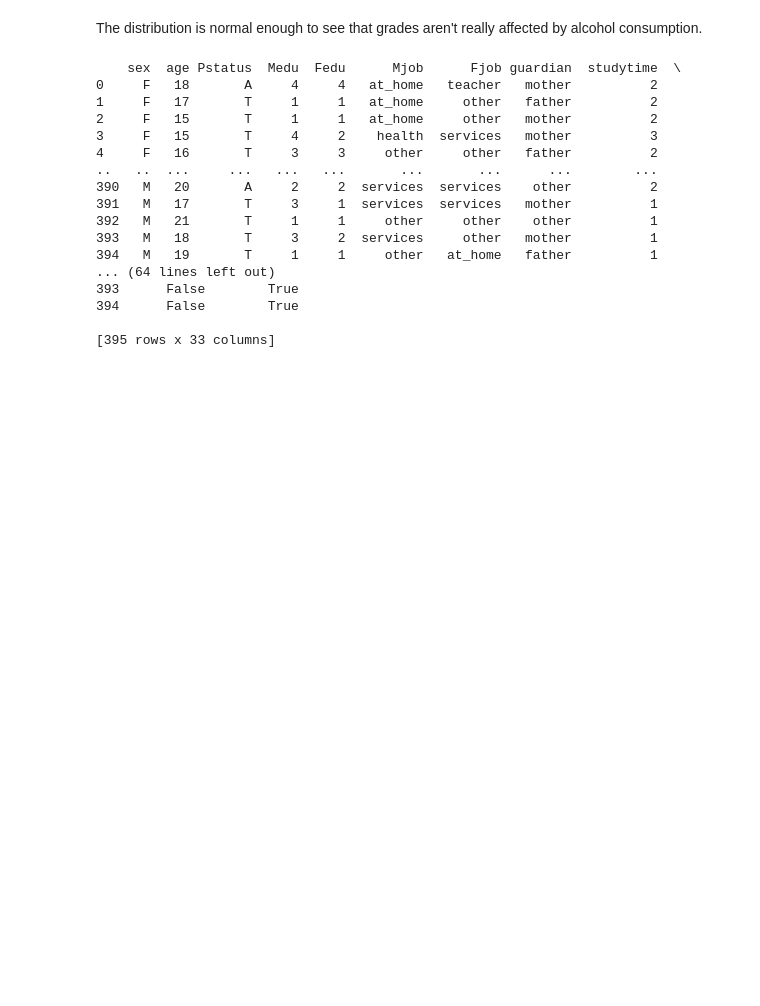
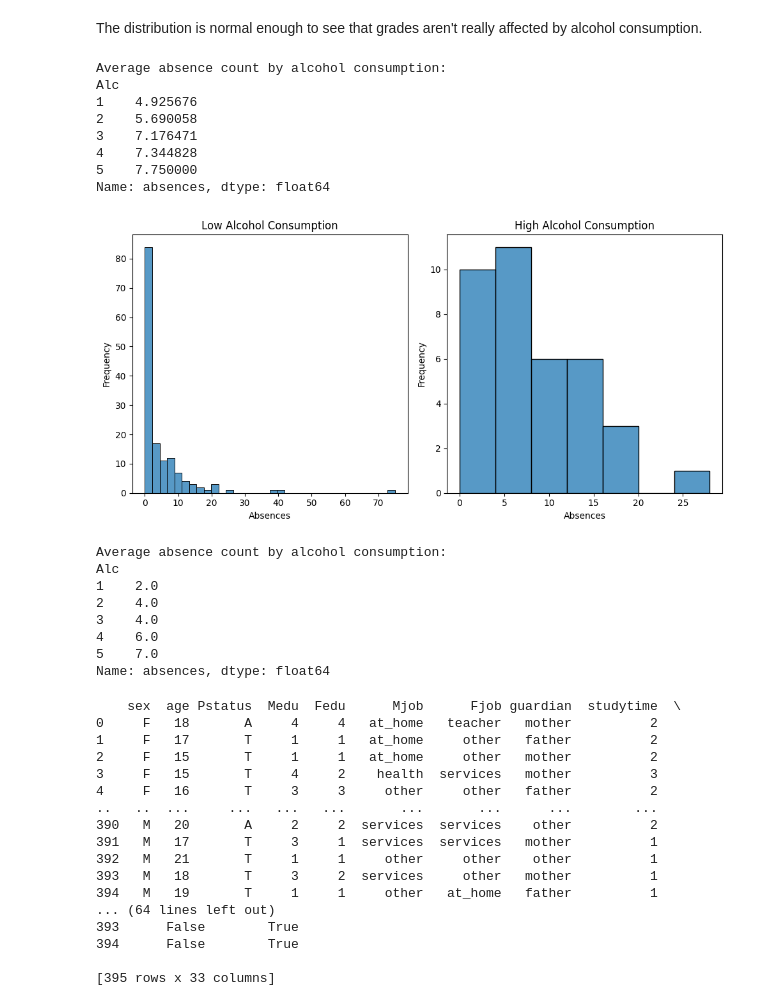
Before and after one commit to aaluzzi/cs2520_project, a Jupyter notebook: data_analysis_alcohol.ipynb, the cells around one changed output. Cells and saved outputs as stored; diff of their text form; code cells hidden in the pictures; blank space fills up the shorter version.

Commit message:
Add analysis on absences and consumption

```diff
--- a/data_analysis_alcohol.ipynb
+++ b/data_analysis_alcohol.ipynb
@@ -184,6 +203,50 @@ plt.show()
 [figure]
 # %% [markdown]
 The distribution is normal enough to see that grades aren't really affected by alcohol consumption.
+# %%
+avg_grades = df.groupby('Alc')['absences'].mean()
+print('Average absence count by alcohol consumption:')
+print(avg_grades)
+
+low_consumption_df = df[df['Alc'] <= 1]
+high_consumption_df = df[df['Alc'] >= 4]
+
+fig, axes = plt.subplots(1, 2, figsize=(10, 5))
+
+sns.histplot(low_consumption_df['absences'], ax=axes[0])
+axes[0].set_xlabel('Absences')
+axes[0].set_ylabel('Frequency')
+axes[0].set_title('Low Alcohol Consumption')
+
+sns.histplot(high_consumption_df['absences'], ax=axes[1])
+axes[1].set_xlabel('Absences')
+axes[1].set_ylabel('Frequency')
+axes[1].set_title('High Alcohol Consumption')
+
+plt.tight_layout()
+plt.show()
+
+avg_grades = df.groupby('Alc')['absences'].median()
+print('Median absence count by alcohol consumption:')
+print(avg_grades)
+# %% [output]
+Average absence count by alcohol consumption:
+Alc
+1    4.925676
+2    5.690058
+3    7.176471
+4    7.344828
+5    7.750000
+Name: absences, dtype: float64
+[figure, added]
+Average absence count by alcohol consumption:
+Alc
+1    2.0
+2    4.0
+3    4.0
+4    6.0
+5    7.0
+Name: absences, dtype: float64
 # %%
 mldf = pd.read_csv("student-mat.csv")
 
```
Also changed, not shown: parts of 4 cells of this notebook.
